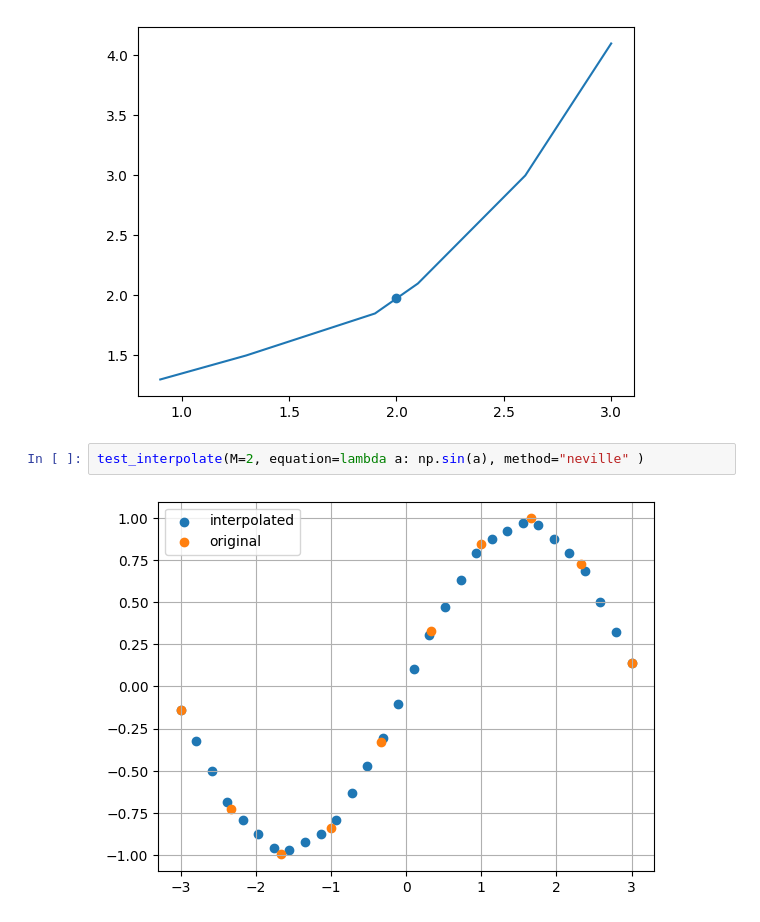
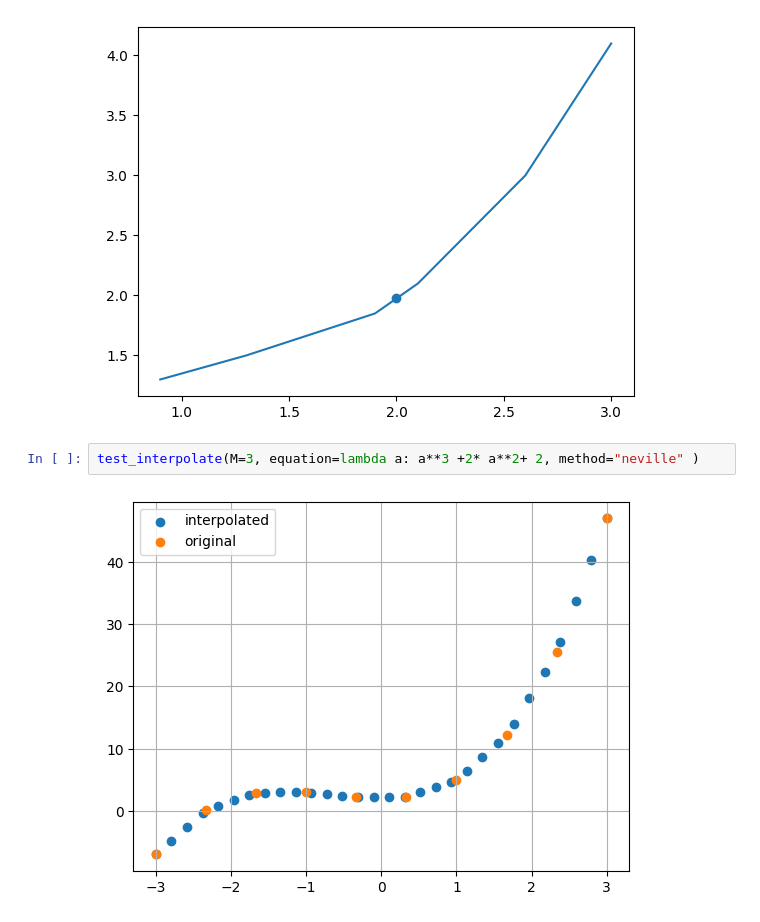
Before and after one commit to levi223/NumericalRecipes, a Jupyter notebook: Tutorial Sessions/Tutorial 2.ipynb, the cells around one changed output. Drawn from its saved outputs; the diff is of its cells as text.

```diff
--- a/Tutorial Sessions/Tutorial 2.ipynb
+++ b/Tutorial Sessions/Tutorial 2.ipynb
@@ -187,6 +187,6 @@ plt.scatter(2, b)
 <matplotlib.collections.PathCollection at 0x...>
 [figure]
 # %%
-test_interpolate(M=2, equation=lambda a: np.sin(a), method="neville" )
+test_interpolate(M=3, equation=lambda a: a**3 +2* a**2+ 2, method="neville" )
 # %% [output]
-[figure, old version]
+[figure, new version]
```
Also changed, not shown: 3 other files.
